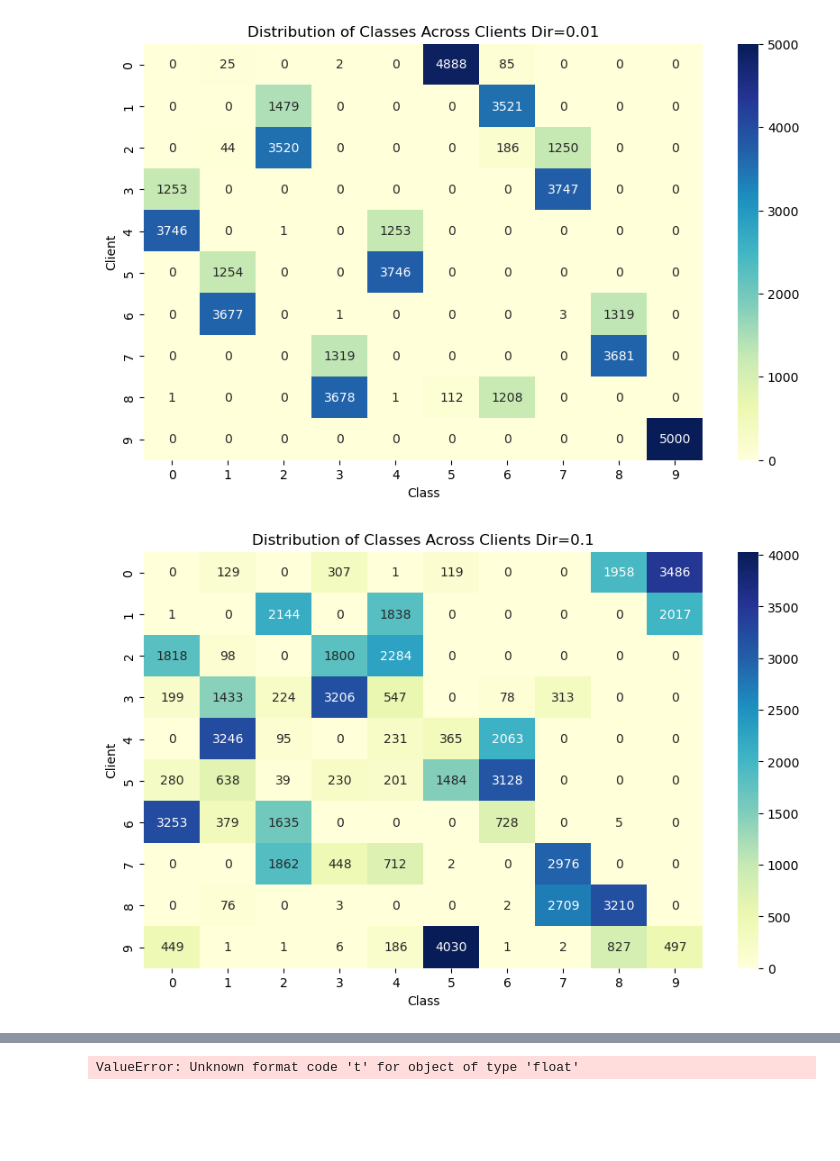
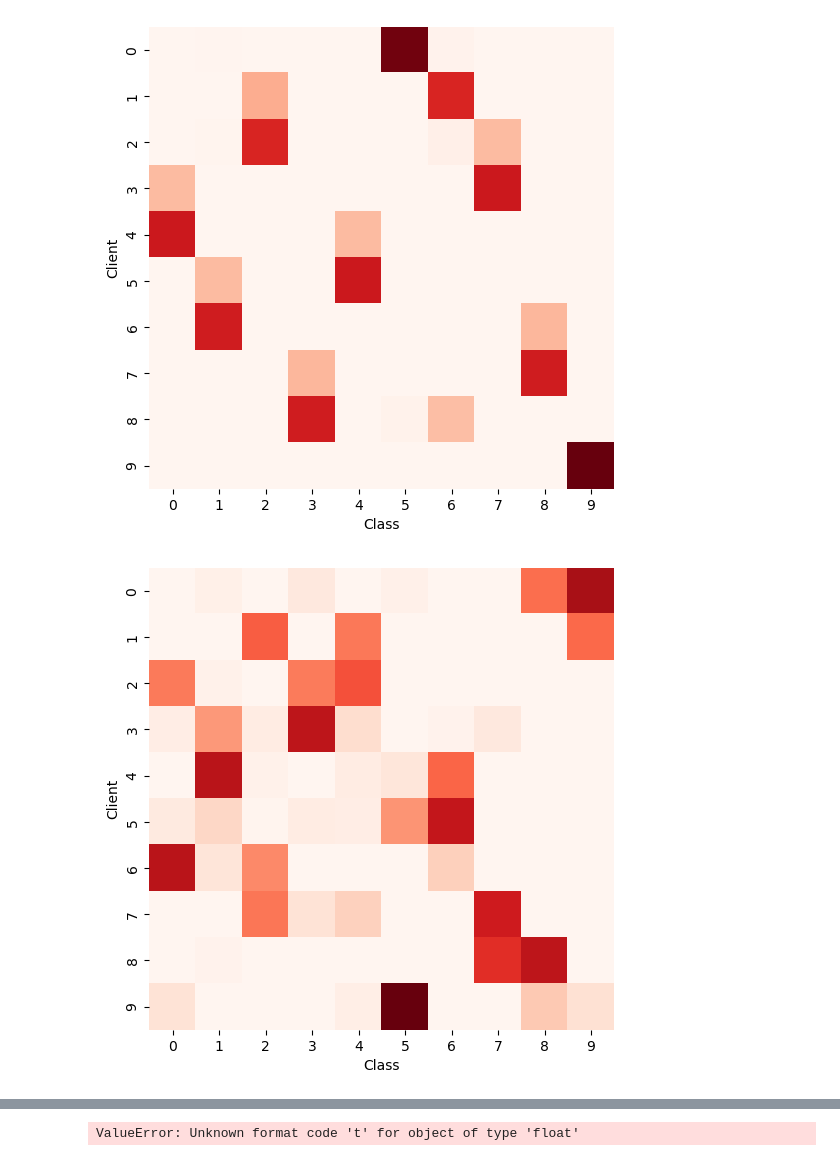
Before and after one commit to LEON-gittech/CPFL, a Jupyter notebook: leon/data_partition.ipynb, the cells around one changed output, grey strips where cells are left out. Saved outputs shown, nothing was run; the diff lists cells and outputs as text; code cells hidden in the pictures; blank space fills up the shorter version.

```diff
--- a/leon/data_partition.ipynb
+++ b/leon/data_partition.ipynb
@@ -25,10 +25,9 @@ for client_id, class_data in data_dir_0_5:
         matrix[client_id][class_id] = count
 
 # 创建热力图
-plt.figure(figsize=(10, 6))
-sns.heatmap(matrix, annot=True, cmap="YlGnBu", fmt="g")
+plt.figure(figsize=(6, 6))
+sns.heatmap(matrix, annot=False, cmap="Reds",cbar=False)
 plt.xlabel("Class")
 plt.ylabel("Client")
-plt.title("Distribution of Classes Across Clients Dir=0.5")
 plt.show()
 # %% [output]
@@ -52,19 +50,18 @@ plt.show()
 # %%
 # 提取数据并创建矩阵
 matrix = np.zeros((10, 10))
 for client_id, class_data in data_dir_0_01:
     for class_id, count in class_data:
         matrix[client_id][class_id] = count
 
 # 创建热力图
-plt.figure(figsize=(10, 6))
-sns.heatmap(matrix, annot=True, cmap="YlGnBu", fmt="g")
+plt.figure(figsize=(6, 6))
+sns.heatmap(matrix, annot=False, cmap="Reds",cbar=False)
 plt.xlabel("Class")
 plt.ylabel("Client")
-plt.title("Distribution of Classes Across Clients Dir=0.01")
 plt.show()
 # %% [output]
-[figure, old version]
+[figure, new version]
 # %%
 # 提取数据并创建矩阵
 matrix = np.zeros((10, 10))
@@ -73,12 +70,12 @@ for client_id, class_data in data_dir_0_1:
         matrix[client_id][class_id] = count
 
 # 创建热力图
-plt.figure(figsize=(10, 6))
-sns.heatmap(matrix, annot=True, cmap="YlGnBu", fmt="g")
+plt.figure(figsize=(6, 6))
+sns.heatmap(matrix, annot=False, cmap="Reds",cbar=False)
 plt.xlabel("Class")
 plt.ylabel("Client")
-plt.title("Distribution of Classes Across Clients Dir=0.1")
+
 plt.show()
 # %% [output]
-[figure, old version]
+[figure, new version]
 # %%
```
Also changed, not shown: parts of 4 cells of this notebook, 4 other files.
